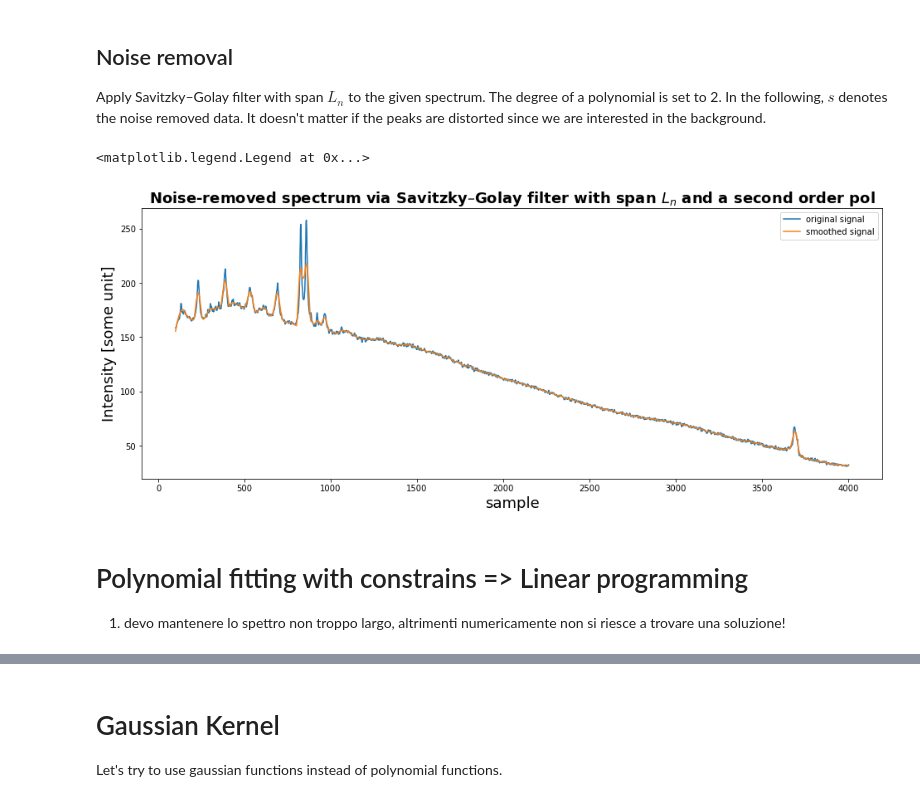
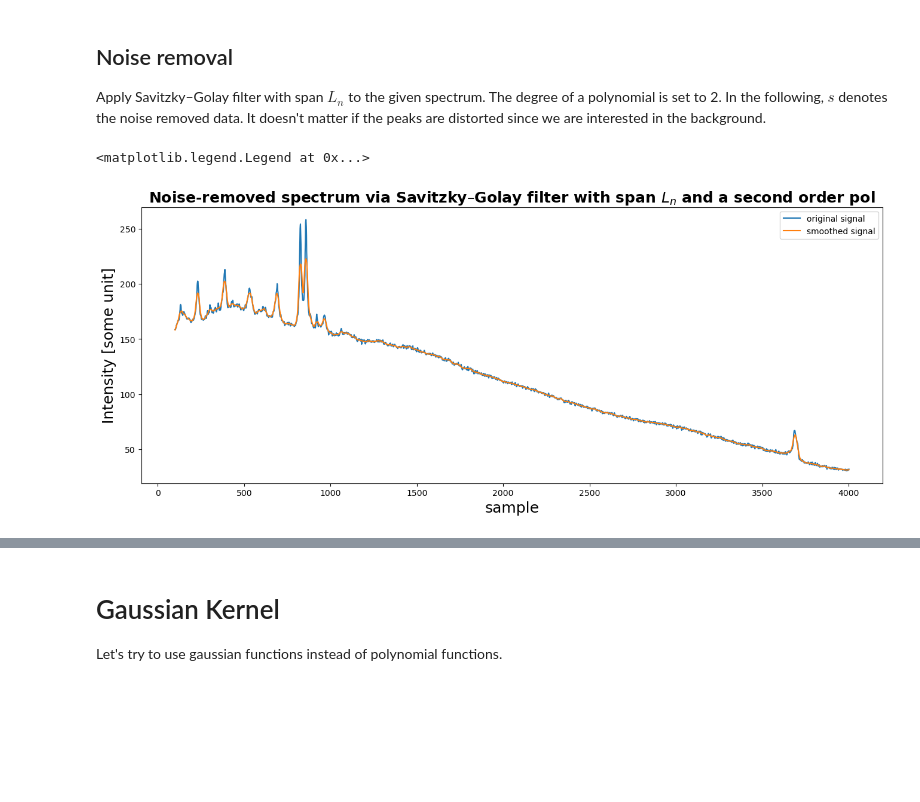
Before and after one commit to FabioBrugnara/pyram, a Jupyter notebook: 1-background_elimination/via linear programming/background_elimination_via_linear_programmin.ipynb, the cells around one changed output, grey strips where cells are left out. Drawn from its saved outputs; the diff is of its cells as text; code cells hidden in the pictures; blank space fills up the shorter version.

```diff
--- a/1-background_elimination/via linear programming/background_elimination_via_linear_programmin.ipynb
+++ b/1-background_elimination/via linear programming/background_elimination_via_linear_programmin.ipynb
@@ -86,22 +86,19 @@ plt.legend()
 Apply Savitzky–Golay ﬁlter with span $L_n$ to the given spectrum. The degree of a polynomial is set to 2. In the following, $s$ denotes the noise removed data. It doesn't matter if the peaks are distorted since we are interested in the background.
 # %%
 #############################################################################################
-L_n=51                                       #lenght of smoothing filter for noise removal  #
-pol_degree=2                                                                                 #
+L_n=21                                       #lenght of smoothing filter for noise removal  #
+pol_degree=1                                                                                 #
 #############################################################################################
 S_smooth = S.copy()
 S_smooth[1]=savgol_filter(S[1],L_n,pol_degree)
 
 plt.figure(figsize=(16,6))
 plt.xlabel("sample",fontsize=18)
 plt.ylabel("Intensity [some unit]",fontsize=18)
 plt.title('Noise-removed spectrum via Savitzky–Golay filter with span $L_n$ and a second order pol',fontsize=18,fontweight='bold')
 plt.plot(S[0],S[1], label='original signal')
 plt.plot(S_smooth[0],S_smooth[1], label='smoothed signal')
 plt.legend()
 # %% [output]
 <matplotlib.legend.Legend at 0x...>
-[figure, old version]
+[figure, new version]
-# %% [markdown]
-# Polynomial fitting with constrains => Linear programming
-1. devo mantenere lo spettro non troppo largo, altrimenti numericamente non si riesce a trovare una soluzione!
```
Also changed, not shown: parts of 9 cells of this notebook, 4 other files.
